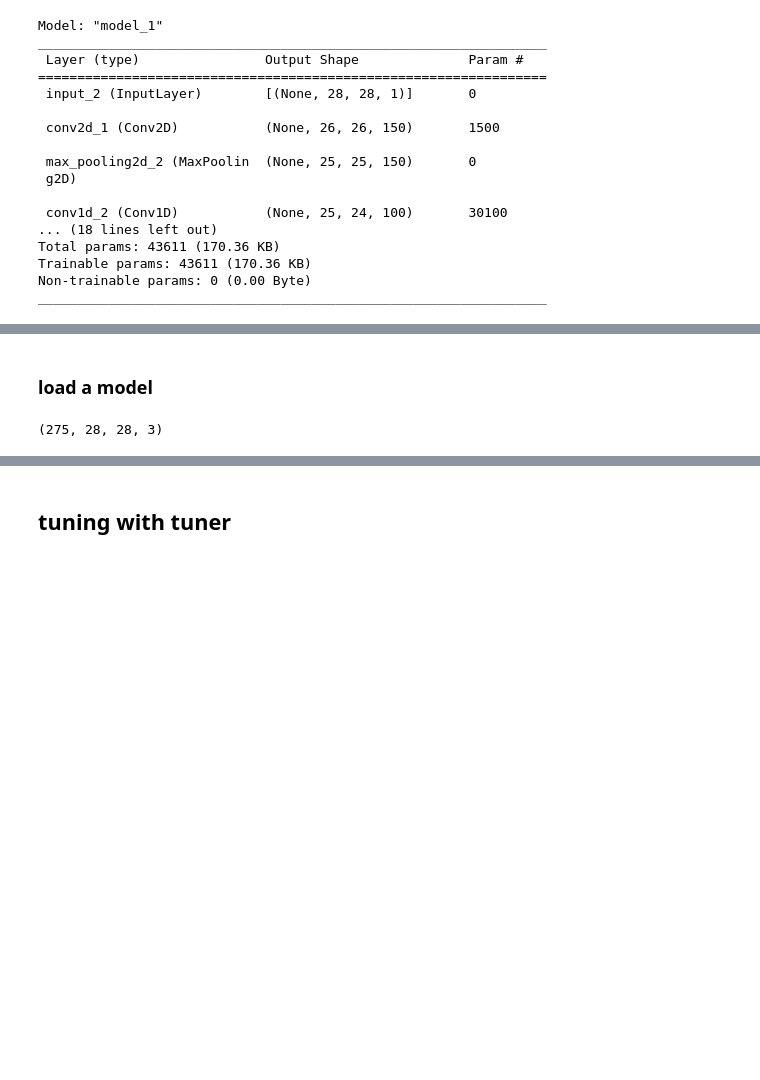
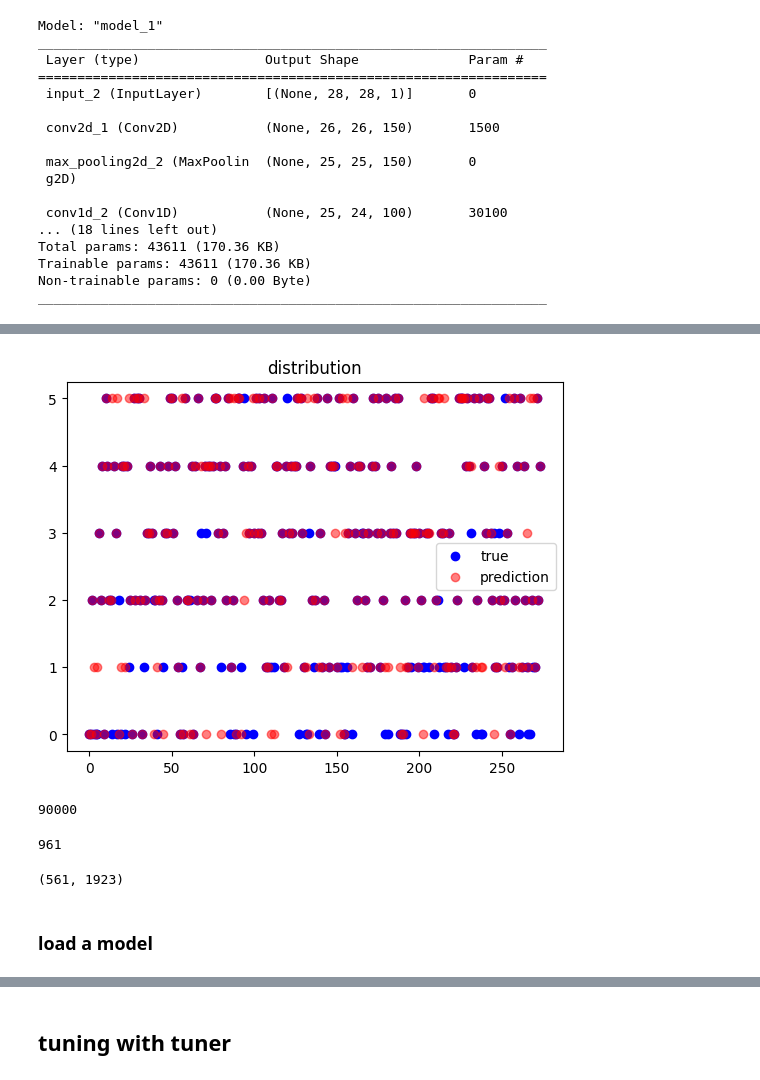
Before and after one commit to hung117/arm-cyberware-full, a Jupyter notebook: NN_dev/emg.classifier copy.ipynb, the cells around one changed output, grey strips where cells are left out. Saved outputs shown, nothing was run; the diff lists cells and outputs as text; code cells hidden in the pictures; blank space fills up the shorter version.

```diff
--- a/NN_dev/emg.classifier copy.ipynb
+++ b/NN_dev/emg.classifier copy.ipynb
@@ -867,7 +884,34 @@ array([0, 1, 2, 2, 4, 1, 2, 2, 5, 1, 3, 5, 3, 1, 5, 1, 3, 4, 5, 3, 2, 4,
+# %%
+
+def plotGraph(y_test,y_pred,regressorName):
+    plt.scatter(range(len(y_test)), y_test, color='blue',label="true")
+    plt.scatter(range(len(y_pred)), y_pred, color='red',alpha=0.5,label="prediction")
+    plt.title(regressorName)
+
+    plt.legend(ncol=1)
+    plt.show()
+    return
+
+
+
+plotGraph(y_test, pred_label, "distribution")
+# %% [output]
+[figure, added]
+# %%
+6*30*500
+# %% [output]
+90000
+# %%
+math.sqrt(1000)
+31*31
+# %% [output]
+961
+# %%
+df = data_nm
+df = reshape_data(961,df)
+df.shape
+# %% [output]
+(561, 1923)
 # %% [markdown]
 ### load a model
-# %%
-X_test.shape
-# %% [output]
-(275, 28, 28, 3)
 # %%
```
Also changed, not shown: parts of 31 cells of this notebook, 7 other files.
